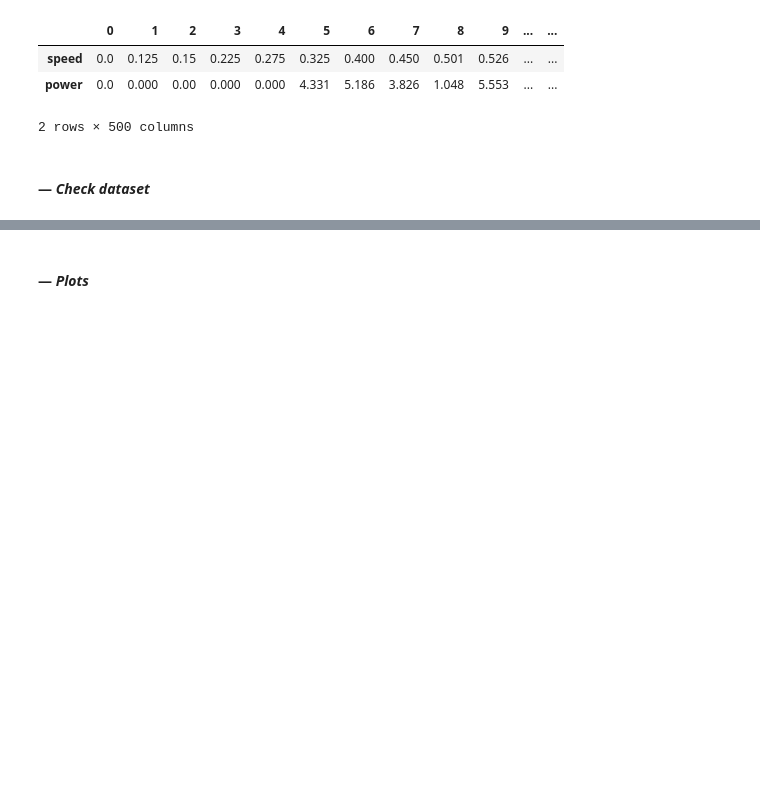
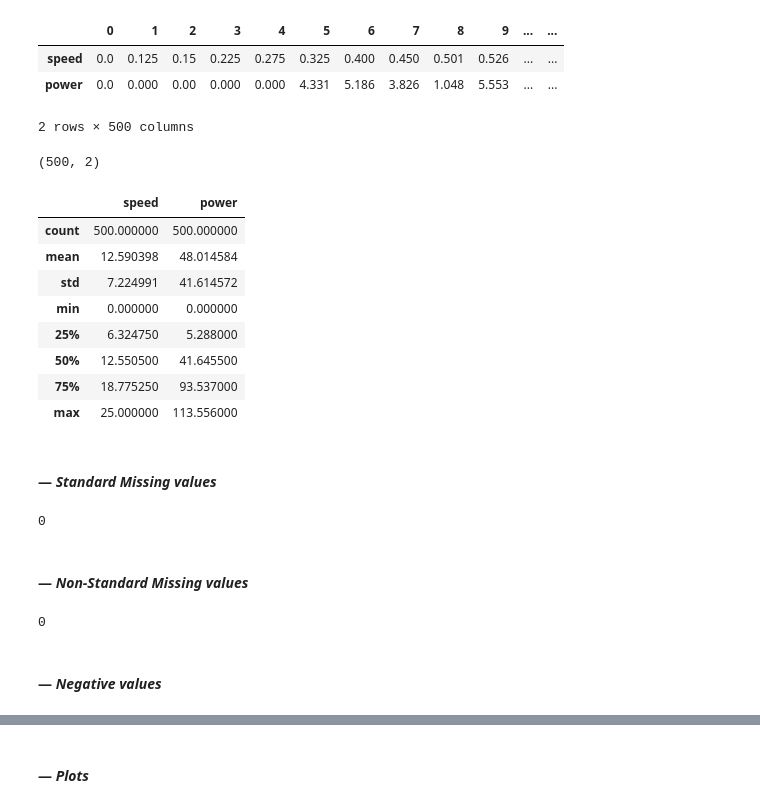
Before and after one commit to mizydorek/Fundamentals-of-Data-Analysis-Project-2020, a Jupyter notebook: project.ipynb, the cells around one changed output, grey strips where cells are left out. Saved outputs shown, nothing was run; the diff lists cells and outputs as text; code cells hidden in the pictures; blank space fills up the shorter version.

```diff
--- a/project.ipynb
+++ b/project.ipynb
@@ -42,6 +46,42 @@ df.T
 | speed | 0.0 | 0.125 | 0.15 | 0.225 | 0.275 | 0.325 | 0.400 | 0.450 | 0.501 | 0.526 | ... | ... |
 | power | 0.0 | 0.000 | 0.00 | 0.000 | 0.000 | 4.331 | 5.186 | 3.826 | 1.048 | 5.553 | ... | ... |
 2 rows × 500 columns
-# %% [markdown]
-#### — *Check dataset*
+# %%
+# Shape of dataset.
+df.shape
+# %% [output]
+(500, 2)
+# %%
+# Have a look at some basic statistical details.
+df.describe()
+# %% [output]
+|  | speed | power |
+| count | 500.000000 | 500.000000 |
+| mean | 12.590398 | 48.014584 |
+| std | 7.224991 | 41.614572 |
+| min | 0.000000 | 0.000000 |
+| 25% | 6.324750 | 5.288000 |
+| 50% | 12.550500 | 41.645500 |
+| 75% | 18.775250 | 93.537000 |
+| max | 25.000000 | 113.556000 |
+# %% [markdown]
+#### — *Standard Missing values*
+# %%
+# checks if dataset contains any missing values
+# https://towardsdatascience.com/data-cleaning-with-python-and-pandas-detecting-missing-values-3e9c6ebcf78b
+df.isnull().sum().sum()
+# %% [output]
+0
+# %% [markdown]
+#### — *Non-Standard Missing values*
+# %%
+# checks if dataset contains any missing values according to specified list
+# https://stackoverflow.com/questions/43424199/display-rows-with-one-or-more-nan-values-in-pandas-dataframe
+missing_values=['n/a', 'na', '--', ' ']
+df = pd.read_csv('https://raw.githubusercontent.com/ianmcloughlin/2020A-machstat-project/master/dataset/powerproduction.csv', na_values=missing_values)
+df.isna().sum().sum()
+# %% [output]
+0
+# %% [markdown]
+#### — *Negative values*
 # %%
```
Also changed, not shown: parts of 24 cells of this notebook.
